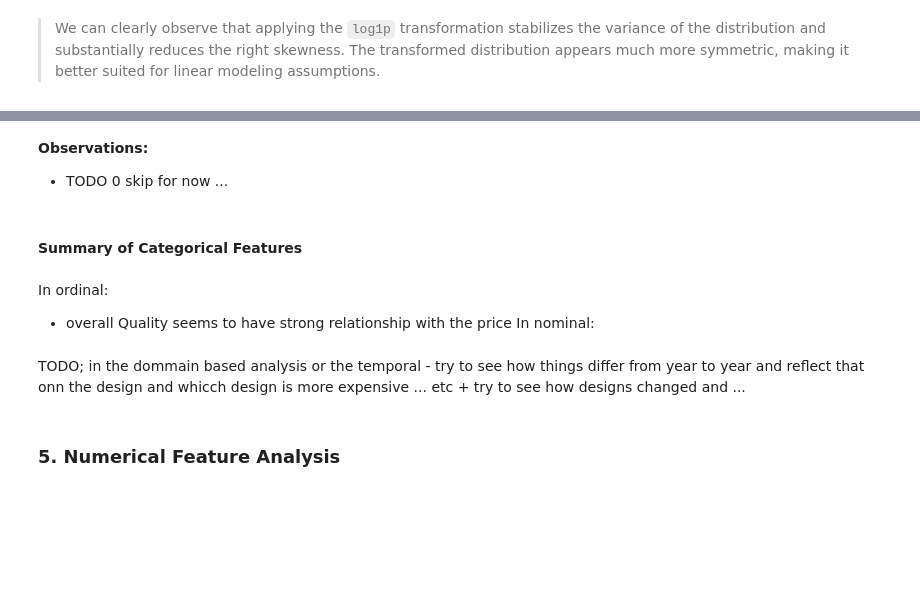
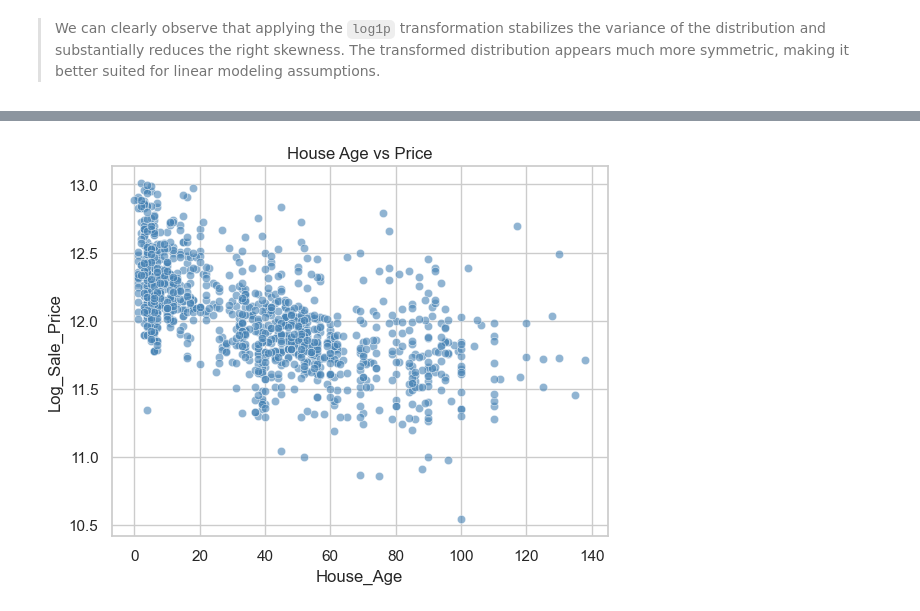
Before and after one commit to b-4her/2010-house-price-prediction, a Jupyter notebook: EDA.ipynb, the cells around one changed output, grey strips where cells are left out. Saved outputs shown, nothing was run; the diff lists cells and outputs as text; code cells hidden in the pictures; blank space fills up the shorter version.

```diff
--- a/EDA.ipynb
+++ b/EDA.ipynb
@@ -1084,25 +1145,0 @@ plt.show()
-# %%
-target = "LogSalePrice"
-
-plt.figure(figsize=(14, 6))
-sns.set_theme(style="whitegrid")
-
-for i, col in enumerate(cat_cols, 1):
-    plt.subplot(1, 2, i)
-
-    order = sorted(df[col].unique())
-
-    sns.violinplot(
-        x=col,
-        y=target,
-        data=df,
-        order=order,
-        palette="Set2"
-    )
-
-    plt.title(f"{target} by {col}")
-    plt.xlabel(col)
-    plt.ylabel(target)
-
-plt.tight_layout()
-plt.show()
@@ -1180,15 +1146,13 @@ plt.show()
-# %% [markdown]
-**Observations:**
-
-* TODO 0 skip for now ...
-# %% [markdown]
-#### Summary of Categorical Features
-# %% [markdown]
-In ordinal:
-- overall Quality seems to have strong relationship with the price
-In nominal:
-# %% [markdown]
-TODO;
-in the dommain based analysis or the temporal - try to see how things differ from year to year and reflect that onn the design and whicch design is more expensive ... etc + try to see how designs changed and ...
-# %% [markdown]
-### 5. Numerical Feature Analysis
+# %%
+sns.scatterplot(
+    data=df,
+    x="House_Age",
+    y="Log_Sale_Price",
+    color="steelblue",
+    alpha=0.6
+)
+
+plt.title("House Age vs Price")
+plt.show()
+# %% [output]
+[figure, added]
```
Also changed, not shown: parts of 36 cells of this notebook, 7 other files.
